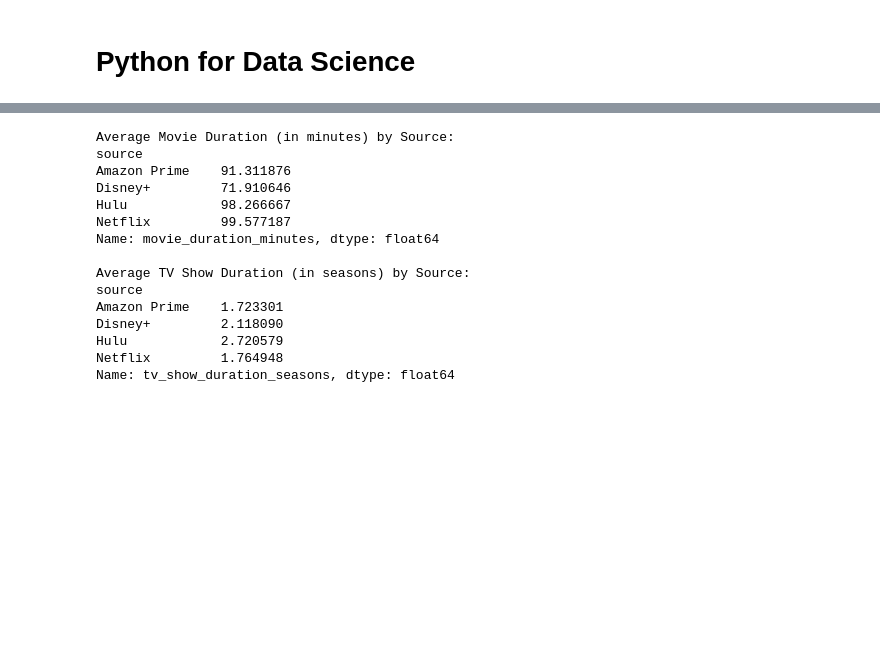
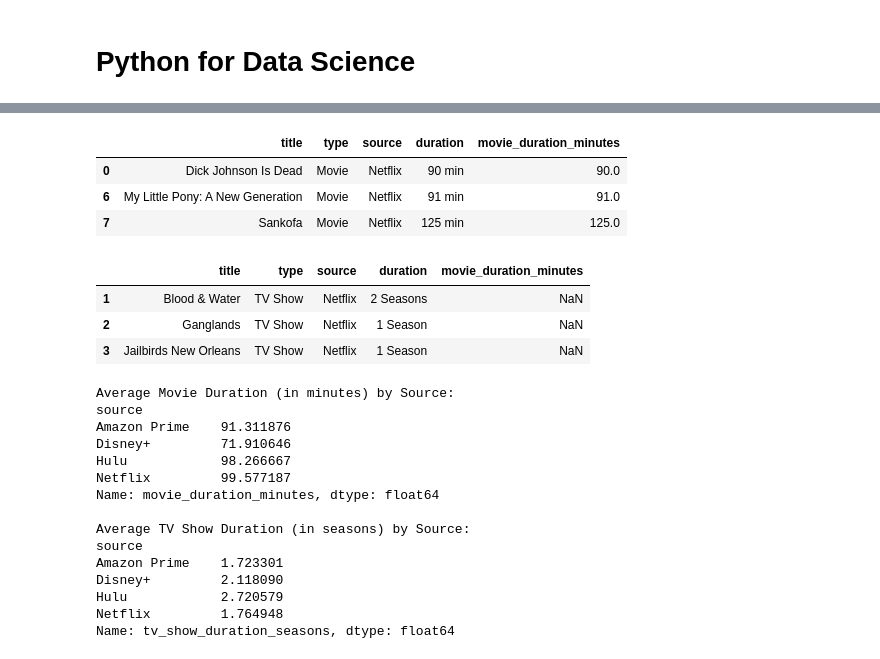
Before and after one commit to EEB330/slides, a Jupyter notebook: 16_intro_to_python_2.ipynb, the cells around one changed output, grey strips where cells are left out. Cells and saved outputs as stored; diff of their text form; code cells hidden in the pictures; blank space fills up the shorter version.

```diff
--- a/16_intro_to_python_2.ipynb
+++ b/16_intro_to_python_2.ipynb
@@ -52,21 +192,13 @@ display(HTML(combined_df.head(3).to_html()))
 # %%
-# Function to convert duration to minutes if it's a movie
+# Function to convert duration to minutes if it's a movie -- it can be pd.nan too
 def duration_to_minutes(duration):
-    if not pd.isna(duration) and 'min' in duration:
-        return int(duration.split(' ')[0])
+    if isinstance(duration, str) and "min" in duration:
+        return int(duration.split(" ")[0])
     return None
+
 
 # Function to convert duration to number of seasons if it's a TV show
 def duration_to_seasons(duration):
-    if not pd.isna(duration) and 'Season' in duration:
-        return int(duration.split(' ')[0])
+    if isinstance(duration, str) and "Season" in duration:
+        return int(duration.split(" ")[0])
     return None
-
-# Calculate movie duration in minutes and TV show duration in seasons in separate columns
-combined_df['movie_duration_minutes'] = combined_df.apply(
-    lambda row: duration_to_minutes(row['duration']) if row['type'] == 'Movie' else None, axis=1
-)
-
-combined_df['tv_show_duration_seasons'] = combined_df.apply(
-    lambda row: duration_to_seasons(row['duration']) if row['type'] == 'TV Show' else None, axis=1
-)
@@ -73,2 +211,45 @@ combined_df['tv_show_duration_seasons'] = combined_df.apply(
+# %%
+# Calculate movie duration in minutes and TV show duration in seasons in separate columns
+combined_df["movie_duration_minutes"] = combined_df.apply(
+    lambda row: duration_to_minutes(row["duration"])
+    if row["type"] == "Movie"
+    else None,
+    axis=1,
+)
+
+display(
+    HTML(
+        combined_df[combined_df.type == "Movie"][
+            ["title", "type", "source", "duration", "movie_duration_minutes"]
+        ]
+        .head(3)
+        .to_html()
+    )
+)
+
+combined_df["tv_show_duration_seasons"] = combined_df.apply(
+    lambda row: duration_to_seasons(row["duration"])
+    if row["type"] == "TV Show"
+    else None,
+    axis=1,
+)
+display(
+    HTML(
+        combined_df[combined_df.type == "TV Show"][
+            ["title", "type", "source", "duration", "movie_duration_minutes"]
+        ]
+        .head(3)
+        .to_html()
+    )
+)
+# %% [output]
+|  | title | type | source | duration | movie_duration_minutes |
+| 0 | Dick Johnson Is Dead | Movie | Netflix | 90 min | 90.0 |
+| 6 | My Little Pony: A New Generation | Movie | Netflix | 91 min | 91.0 |
+| 7 | Sankofa | Movie | Netflix | 125 min | 125.0 |
+|  | title | type | source | duration | movie_duration_minutes |
+| 1 | Blood & Water | TV Show | Netflix | 2 Seasons | NaN |
+| 2 | Ganglands | TV Show | Netflix | 1 Season | NaN |
+| 3 | Jailbirds New Orleans | TV Show | Netflix | 1 Season | NaN |
 # %%
 # Now you can calculate average movie duration and average TV show seasons
```
Also changed, not shown: parts of 35 cells of this notebook, 2 other files.
